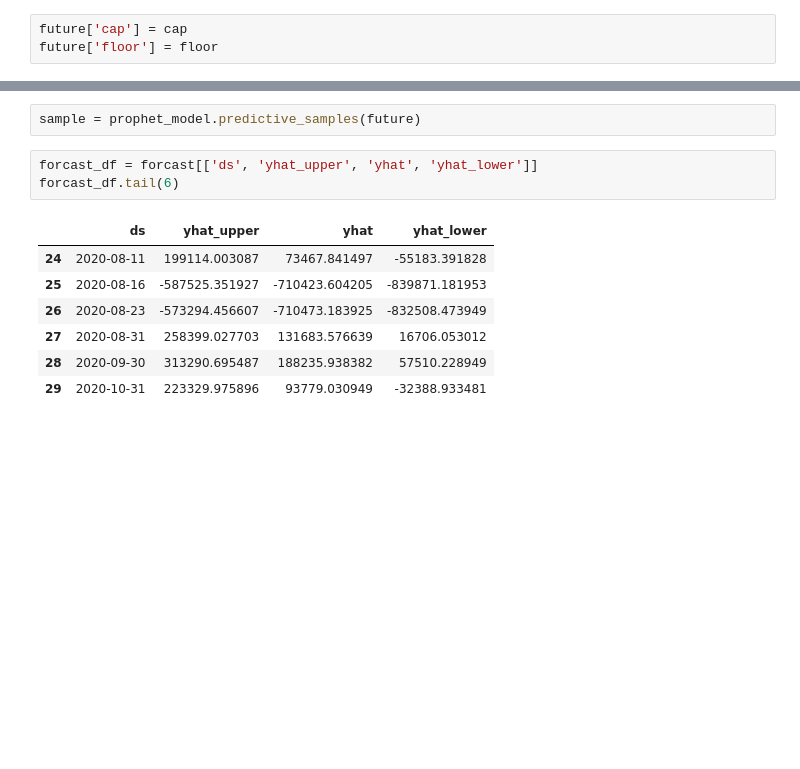
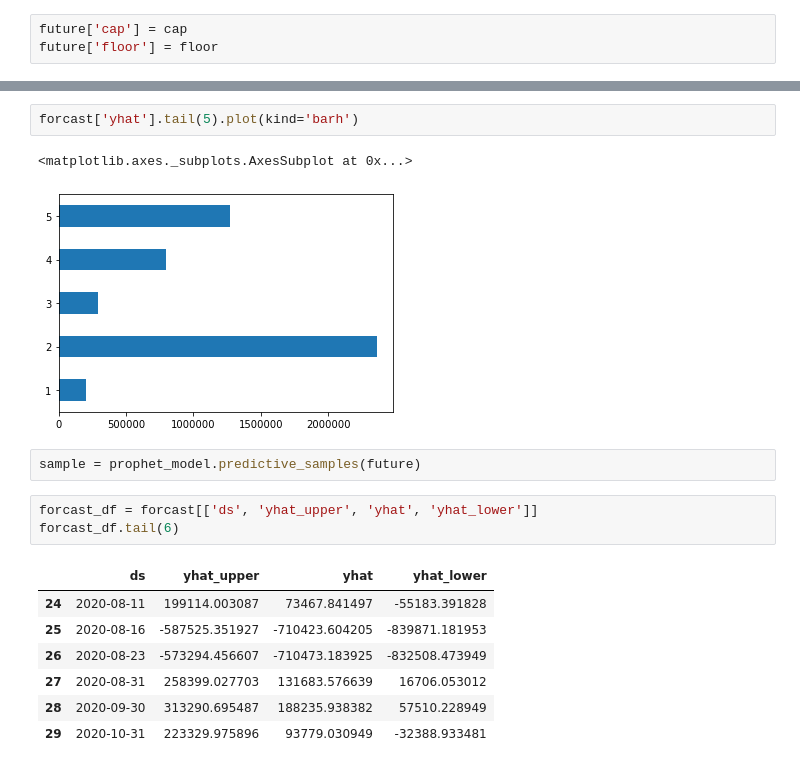
Before and after one commit to mikel189/yundoe, a Jupyter notebook: notebooks/TAG_MONTHLY_REVENUE_FORECAST.ipynb, the cells around one changed output, grey strips where cells are left out. Drawn from its saved outputs; the diff is of its cells as text; blank space fills up the shorter version.

```diff
--- a/notebooks/TAG_MONTHLY_REVENUE_FORECAST.ipynb
+++ b/notebooks/TAG_MONTHLY_REVENUE_FORECAST.ipynb
@@ -138,3 +120,8 @@ sum(forcast['yhat'].tail(4))
+# %%
+forcast['yhat'].tail(5).plot(kind='barh')
+# %% [output]
+<matplotlib.axes._subplots.AxesSubplot at 0x...>
+[figure, added]
 # %%
 sample = prophet_model.predictive_samples(future)
 # %%
```
Also changed, not shown: parts of 10 cells of this notebook, 1 other file.
